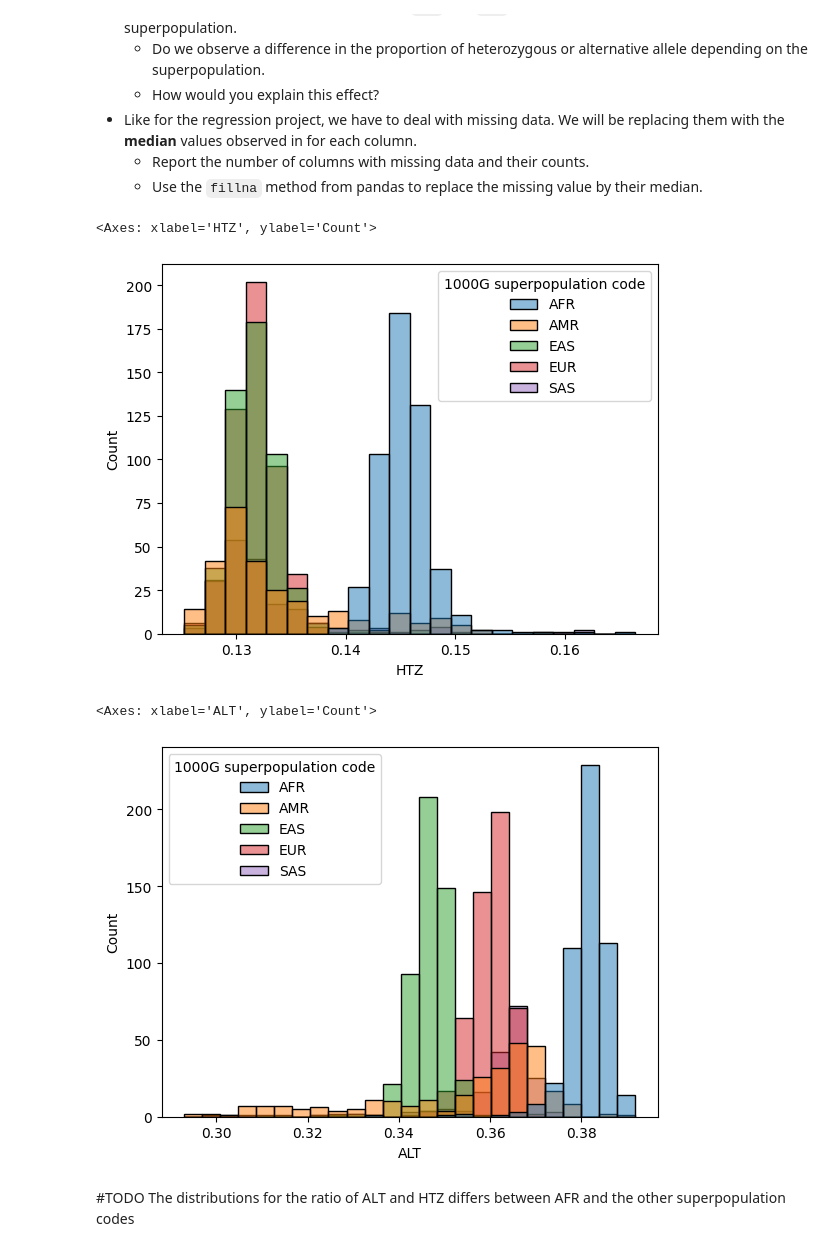
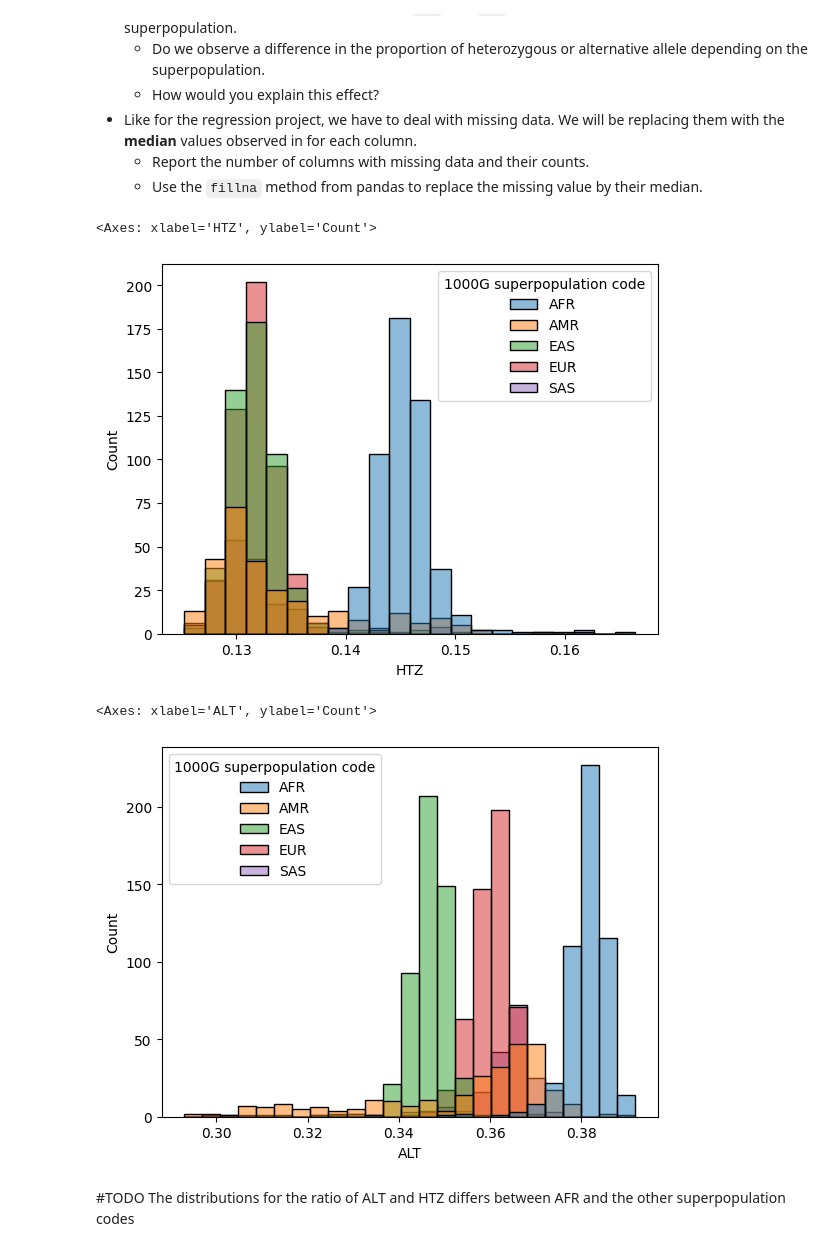
Before and after one commit to Jynns/AppliedPML_GroupA, a Jupyter notebook: assignement-LDA/LDA_project.ipynb, the cells around one changed output. Drawn from its saved outputs; the diff is of its cells as text; code cells hidden in the pictures.

```diff
--- a/assignement-LDA/LDA_project.ipynb
+++ b/assignement-LDA/LDA_project.ipynb
@@ -110,27 +106,27 @@ The annotation consists in 4 columns:
 # %%
 
 ## Compute the proportion of alleles and impute the NAs
 
 ## You code here
 geno_prop = genotype_w_annotation
 # group by 1000G superpopulation code
-cols = [i for i in range(0, genotypes.shape[1]-1)]
+cols = [i for i in range(0, genotypes.shape[1])]
 
 geno_prop['HTZ'] = (geno_prop[cols] == 2).mean(axis=1)
 ### Plotting can be done with the seaborn function
 
 sns.histplot(geno_prop, x= "HTZ",
              hue = '1000G superpopulation code')
 # %% [output]
 <Axes: xlabel='HTZ', ylabel='Count'>
-[figure, old version]
+[figure, new version]
 # %%
 ## Compute the proportion of alleles and impute the NAs
 
 ## You code here
 geno_prop = genotype_w_annotation
 # group by 1000G superpopulation code
-cols = [i for i in range(0, genotypes.shape[1]-1)]
+cols = [i for i in range(0, genotypes.shape[1])]
 
 geno_prop['ALT'] = (geno_prop[cols] == 1).mean(axis=1)
 ### Plotting can be done with the seaborn function
@@ -139,7 +135,7 @@ sns.histplot(geno_prop, x= "ALT",
              hue = '1000G superpopulation code')
 # %% [output]
 <Axes: xlabel='ALT', ylabel='Count'>
-[figure, old version]
+[figure, new version]
 # %% [markdown]
 #TODO The distributions for the ratio of ALT and HTZ differs between AFR and the other superpopulation codes
 # %%
```
Also changed, not shown: parts of 10 cells of this notebook, 1 other file.
